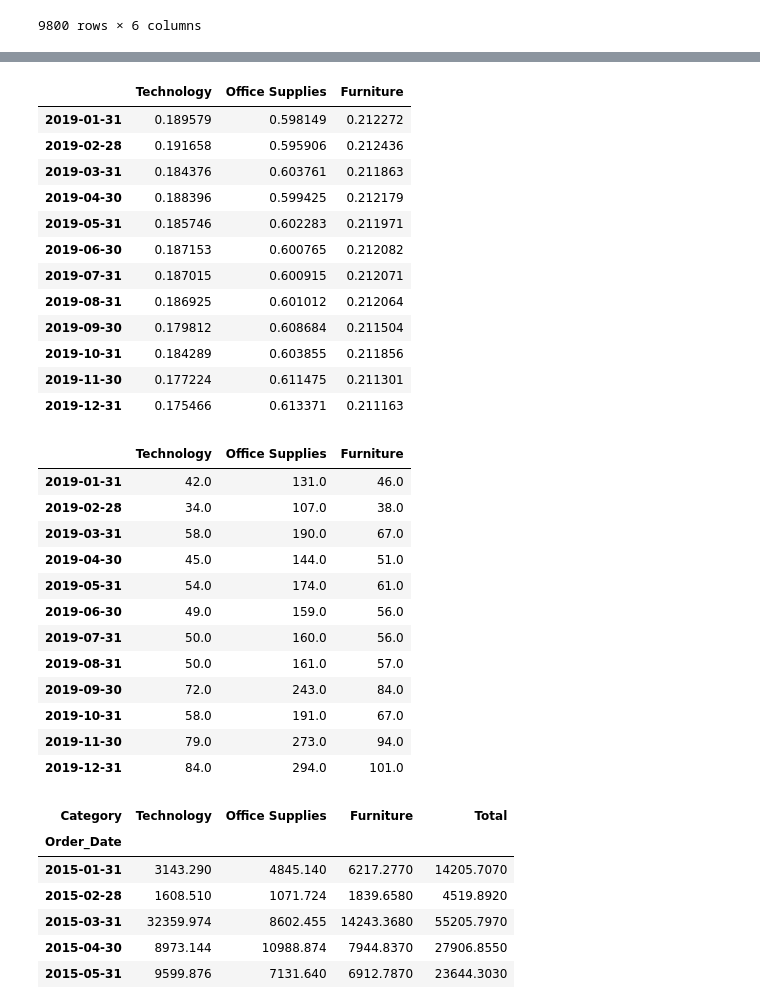
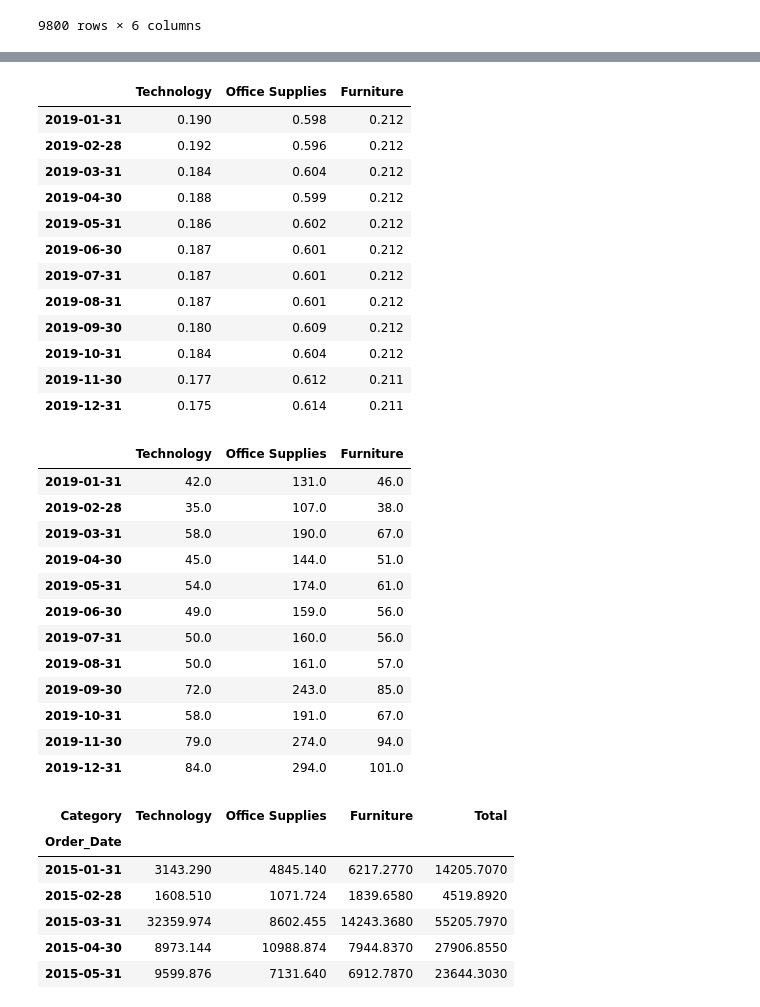
Before and after one commit to pmunozdl/TFG, a Jupyter notebook: nuevaVersión.ipynb, the cells around one changed output, grey strips where cells are left out. Saved outputs shown, nothing was run; the diff lists cells and outputs as text; code cells hidden in the pictures.

```diff
--- a/nuevaVersión.ipynb
+++ b/nuevaVersión.ipynb
@@ -541,9 +537,9 @@ df_resultadoUniEsc2 = scalerUniRF.fit_transform(df_resultadoUni2)
 X_trainEsc2 = df_resultadoUniEsc2[0:36] # tres primeros años de unidades vendidas por categoría
 X_testEsc2 = df_resultadoUniEsc2[36:48] #último año de unidades vendidas por categoría
 # %%
-PorcentajeTecnología = df_resultadoUni2["Technology"] / df_resultadoUni2["Ventas Totales"]
-PorcentajeOfficeSupplies = df_resultadoUni2["Office Supplies"] / df_resultadoUni2["Ventas Totales"]
-PorcentajeFurniture = df_resultadoUni2["Furniture"] / df_resultadoUni2["Ventas Totales"]
+PorcentajeTecnología = round(df_resultadoUni2["Technology"] / df_resultadoUni2["Ventas Totales"],3)
+PorcentajeOfficeSupplies = round(df_resultadoUni2["Office Supplies"] / df_resultadoUni2["Ventas Totales"],3)
+PorcentajeFurniture = round(df_resultadoUni2["Furniture"] / df_resultadoUni2["Ventas Totales"],3)
 array_concatenado = np.column_stack((PorcentajeTecnología,PorcentajeOfficeSupplies,PorcentajeFurniture))
 pdArray_concatenado = pd.DataFrame(array_concatenado,index=df_resultadoUni2.index.values,columns=["Technology","Office Supplies","Furniture"])
 pdArray_concatenado
@@ -593,21 +589,22 @@ array([[-1.34105725e-03,  1.16206653e-03, -1.09706603e-04],
 # %%
 X_predRLCat = scalerUniCat.inverse_transform(X_predRLCatEsc)
 X_predRLCat = pd.DataFrame(X_predRLCat,index = y_predSE2019.index,columns = pdArray_concatenado.columns)
+X_predRLCat = X_predRLCat.round(3)
 X_predRLCat
 # %% [output]
 |  | Technology | Office Supplies | Furniture |
-| 2019-01-31 | 0.189579 | 0.598149 | 0.212272 |
-| 2019-02-28 | 0.191658 | 0.595906 | 0.212436 |
-| 2019-03-31 | 0.184376 | 0.603761 | 0.211863 |
-| 2019-04-30 | 0.188396 | 0.599425 | 0.212179 |
-| 2019-05-31 | 0.185746 | 0.602283 | 0.211971 |
-| 2019-06-30 | 0.187153 | 0.600765 | 0.212082 |
-| 2019-07-31 | 0.187015 | 0.600915 | 0.212071 |
-| 2019-08-31 | 0.186925 | 0.601012 | 0.212064 |
-| 2019-09-30 | 0.179812 | 0.608684 | 0.211504 |
-| 2019-10-31 | 0.184289 | 0.603855 | 0.211856 |
-| 2019-11-30 | 0.177224 | 0.611475 | 0.211301 |
-| 2019-12-31 | 0.175466 | 0.613371 | 0.211163 |
+| 2019-01-31 | 0.190 | 0.598 | 0.212 |
+| 2019-02-28 | 0.192 | 0.596 | 0.212 |
+| 2019-03-31 | 0.184 | 0.604 | 0.212 |
+| 2019-04-30 | 0.188 | 0.599 | 0.212 |
+| 2019-05-31 | 0.186 | 0.602 | 0.212 |
+| 2019-06-30 | 0.187 | 0.601 | 0.212 |
+| 2019-07-31 | 0.187 | 0.601 | 0.212 |
+| 2019-08-31 | 0.187 | 0.601 | 0.212 |
+| 2019-09-30 | 0.180 | 0.609 | 0.212 |
+| 2019-10-31 | 0.184 | 0.604 | 0.212 |
+| 2019-11-30 | 0.177 | 0.612 | 0.211 |
+| 2019-12-31 | 0.175 | 0.614 | 0.211 |
 # %%
 #multiplicamos las predicciones de porcentajes de cada categoría por las ventas totales de 2019 para calcular las ventas mensuales de 2019 por categoría
 prediccionUnidades2019Cat = np.round(X_predRL2019.values * X_predRLCat.values)
@@ -616,16 +613,16 @@ prediccionUnidades2019Cat
 # %% [output]
 |  | Technology | Office Supplies | Furniture |
 | 2019-01-31 | 42.0 | 131.0 | 46.0 |
-| 2019-02-28 | 34.0 | 107.0 | 38.0 |
+| 2019-02-28 | 35.0 | 107.0 | 38.0 |
 | 2019-03-31 | 58.0 | 190.0 | 67.0 |
 | 2019-04-30 | 45.0 | 144.0 | 51.0 |
 | 2019-05-31 | 54.0 | 174.0 | 61.0 |
 | 2019-06-30 | 49.0 | 159.0 | 56.0 |
 | 2019-07-31 | 50.0 | 160.0 | 56.0 |
 | 2019-08-31 | 50.0 | 161.0 | 57.0 |
-| 2019-09-30 | 72.0 | 243.0 | 84.0 |
+| 2019-09-30 | 72.0 | 243.0 | 85.0 |
 | 2019-10-31 | 58.0 | 191.0 | 67.0 |
-| 2019-11-30 | 79.0 | 273.0 | 94.0 |
+| 2019-11-30 | 79.0 | 274.0 | 94.0 |
 | 2019-12-31 | 84.0 | 294.0 | 101.0 |
 # %%
 #ventas por categoría
```
Also changed, not shown: parts of 13 cells of this notebook, 2 other files.
